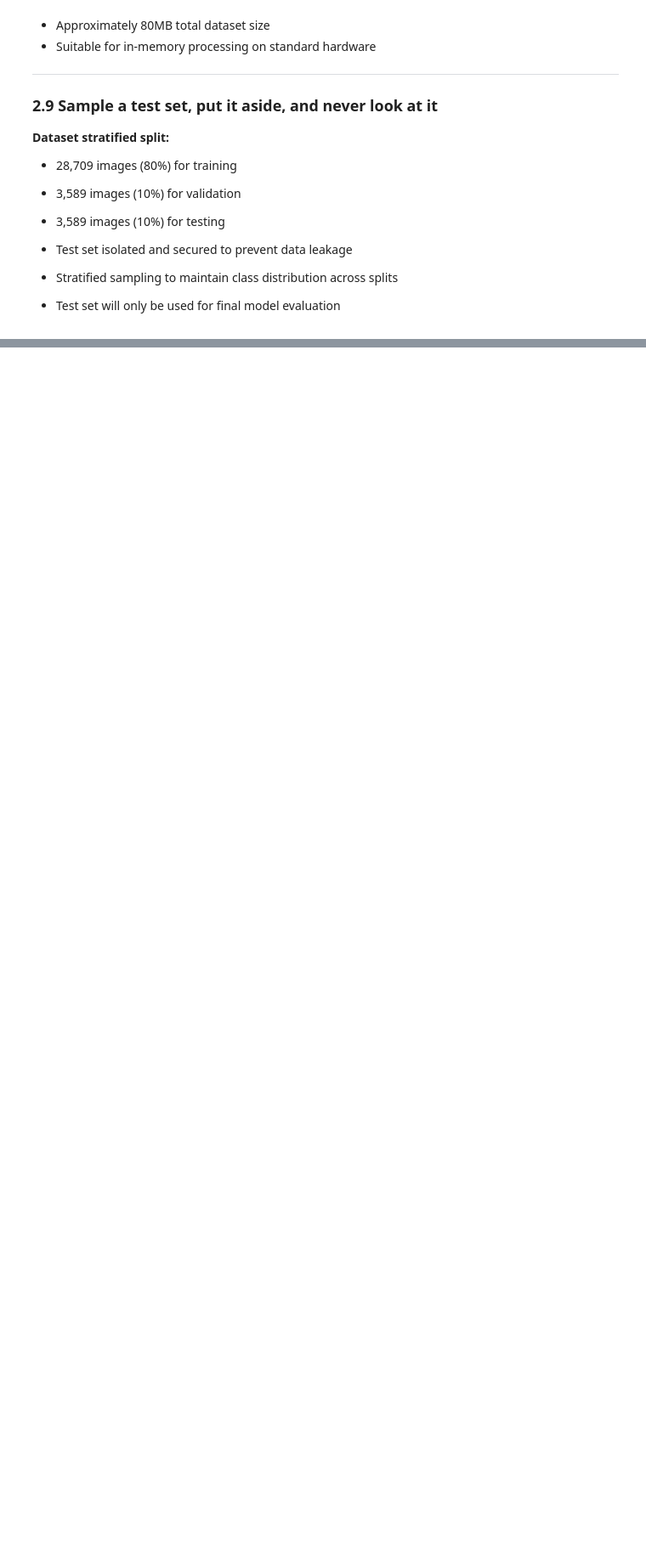
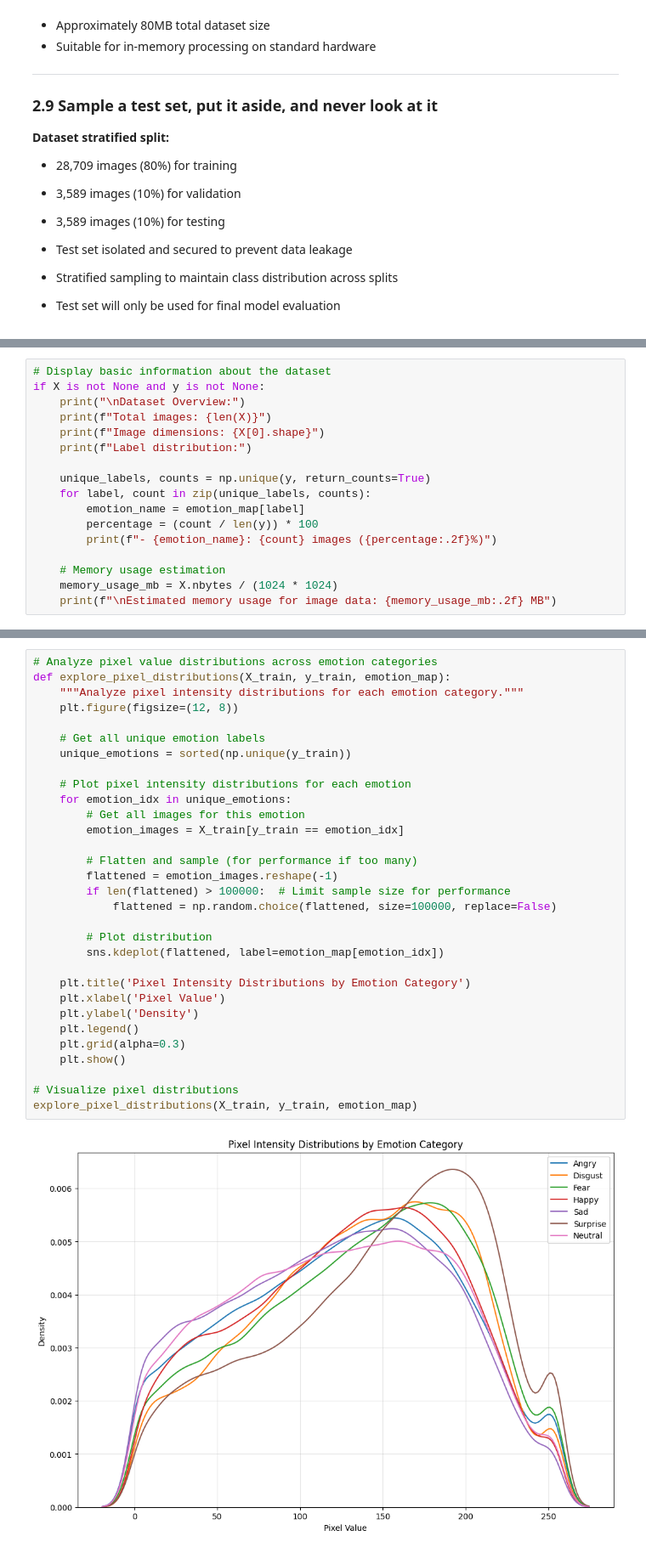
Before and after one commit to Subarashi42/EmotionDetection, a Jupyter notebook: Untitled-1.ipynb, the cells around one changed output, grey strips where cells are left out. Shown at 85% size. Cells and saved outputs as stored; diff of their text form; blank space fills up the shorter version.

```diff
--- a/Untitled-1.ipynb
+++ b/Untitled-1.ipynb
@@ -410,0 +470,17 @@ Error:
+# %%
+# Display basic information about the dataset
+if X is not None and y is not None:
+    print("\nDataset Overview:")
+    print(f"Total images: {len(X)}")
+    print(f"Image dimensions: {X[0].shape}")
+    print(f"Label distribution:")
+
+    unique_labels, counts = np.unique(y, return_counts=True)
+    for label, count in zip(unique_labels, counts):
+        emotion_name = emotion_map[label]
+        percentage = (count / len(y)) * 100
+        print(f"- {emotion_name}: {count} images ({percentage:.2f}%)")
+
+    # Memory usage estimation
+    memory_usage_mb = X.nbytes / (1024 * 1024)
+    print(f"\nEstimated memory usage for image data: {memory_usage_mb:.2f} MB")
@@ -410,0 +691,33 @@ Error:
+# %%
+# Analyze pixel value distributions across emotion categories
+def explore_pixel_distributions(X_train, y_train, emotion_map):
+    """Analyze pixel intensity distributions for each emotion category."""
+    plt.figure(figsize=(12, 8))
+
+    # Get all unique emotion labels
+    unique_emotions = sorted(np.unique(y_train))
+
+    # Plot pixel intensity distributions for each emotion
+    for emotion_idx in unique_emotions:
+        # Get all images for this emotion
+        emotion_images = X_train[y_train == emotion_idx]
+
+        # Flatten and sample (for performance if too many)
+        flattened = emotion_images.reshape(-1)
+        if len(flattened) > 100000:  # Limit sample size for performance
+            flattened = np.random.choice(flattened, size=100000, replace=False)
+
+        # Plot distribution
+        sns.kdeplot(flattened, label=emotion_map[emotion_idx])
+
+    plt.title('Pixel Intensity Distributions by Emotion Category')
+    plt.xlabel('Pixel Value')
+    plt.ylabel('Density')
+    plt.legend()
+    plt.grid(alpha=0.3)
+    plt.show()
+
+# Visualize pixel distributions
+explore_pixel_distributions(X_train, y_train, emotion_map)
+# %% [output]
+[figure, added]
```
Also changed, not shown: parts of 60 cells of this notebook, 1 other file.
